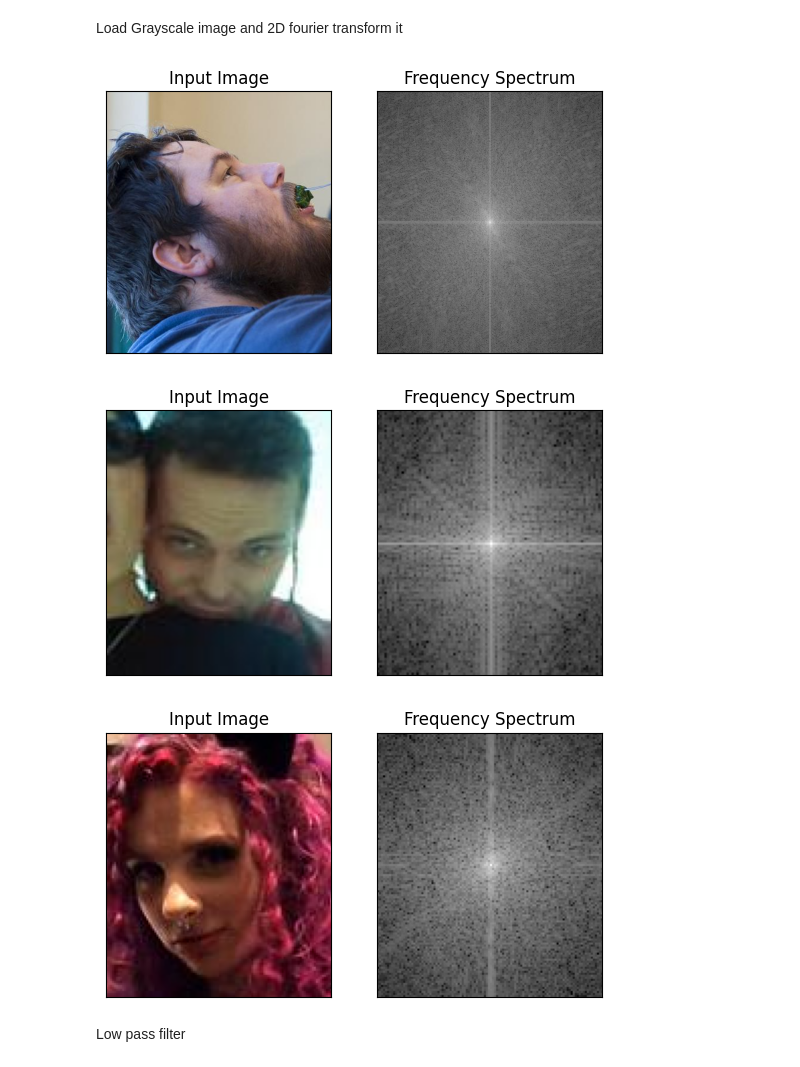
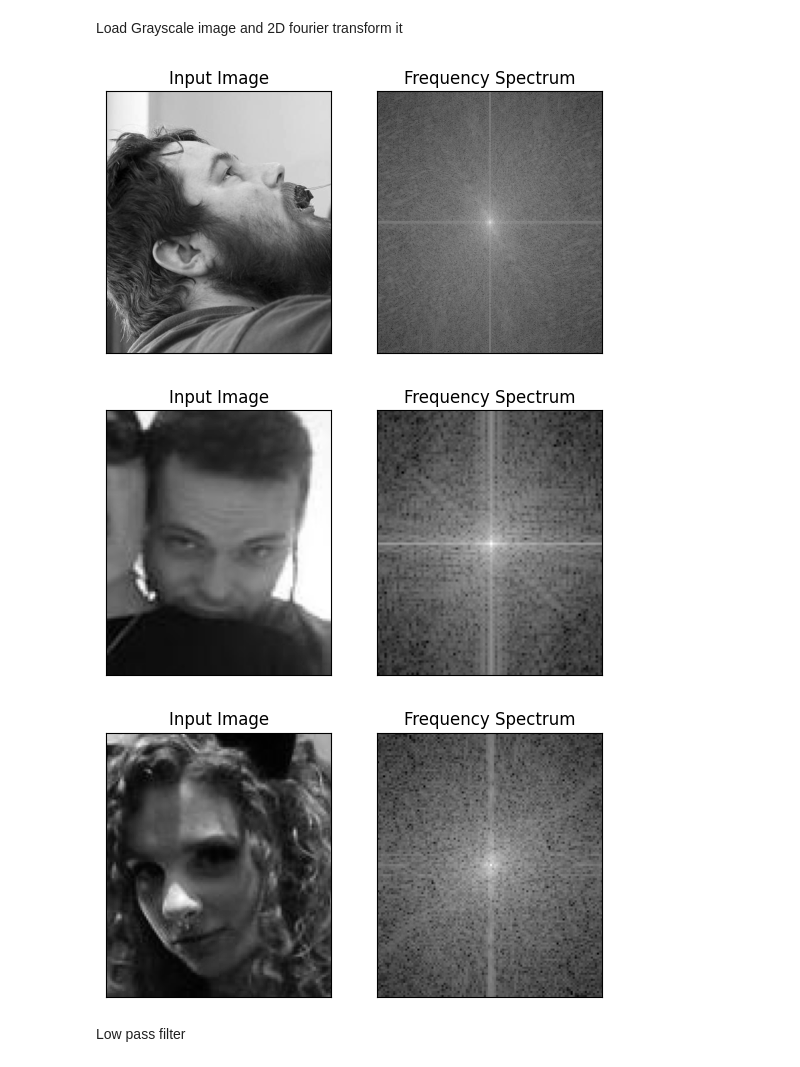
Before and after one commit to MollersThrane/IT3212-assignments, a Jupyter notebook: Assignment 2/main.ipynb, the cells around one changed output. Saved outputs shown, nothing was run; the diff lists cells and outputs as text; code cells hidden in the pictures.

```diff
--- a/Assignment 2/main.ipynb
+++ b/Assignment 2/main.ipynb
@@ -73,33 +73,33 @@ Load Grayscale image and 2D fourier transform it
 # %%
 from PIL import Image
 import PIL
 import PIL.ImageOps
 import numpy as np
 from matplotlib import pyplot as plt
 
 def transform_and_plot_image(path: str):
     img = Image.open(path)
     grayscale = PIL.ImageOps.grayscale(img)
     # grayscale.show()
     fourier_transformed = np.fft.fft2(grayscale)
     fourier_transformed_shifted = np.fft.fftshift(fourier_transformed)
     magnitude_spectrum = 20 * np.log(np.abs(fourier_transformed_shifted))
 
-    plt.subplot(121), plt.imshow(img, cmap='gray')
+    plt.subplot(121), plt.imshow(grayscale, cmap='gray')
     plt.title('Input Image'), plt.xticks([]), plt.yticks([])
     plt.subplot(122), plt.imshow(magnitude_spectrum, cmap='gray')
     plt.title('Frequency Spectrum'), plt.xticks([]), plt.yticks([])
     plt.show()
 
     return grayscale, fourier_transformed_shifted
 
 grayscale_1, fourier_transformed_1 = transform_and_plot_image("./cropped_faces/cropped_face_6_1.jpg")
 grayscale_2, fourier_transformed_2 = transform_and_plot_image("./cropped_faces/cropped_face_9_1.jpg")
 grayscale_3, fourier_transformed_3 = transform_and_plot_image("./cropped_faces/cropped_face_3_1.jpg")
 # %% [output]
-[figure, old version]
+[figure, new version]
-[figure, old version]
+[figure, new version]
-[figure, old version]
+[figure, new version]
 # %% [markdown]
 Low pass filter
 # %%
```
Also changed, not shown: parts of 6 cells of this notebook.
